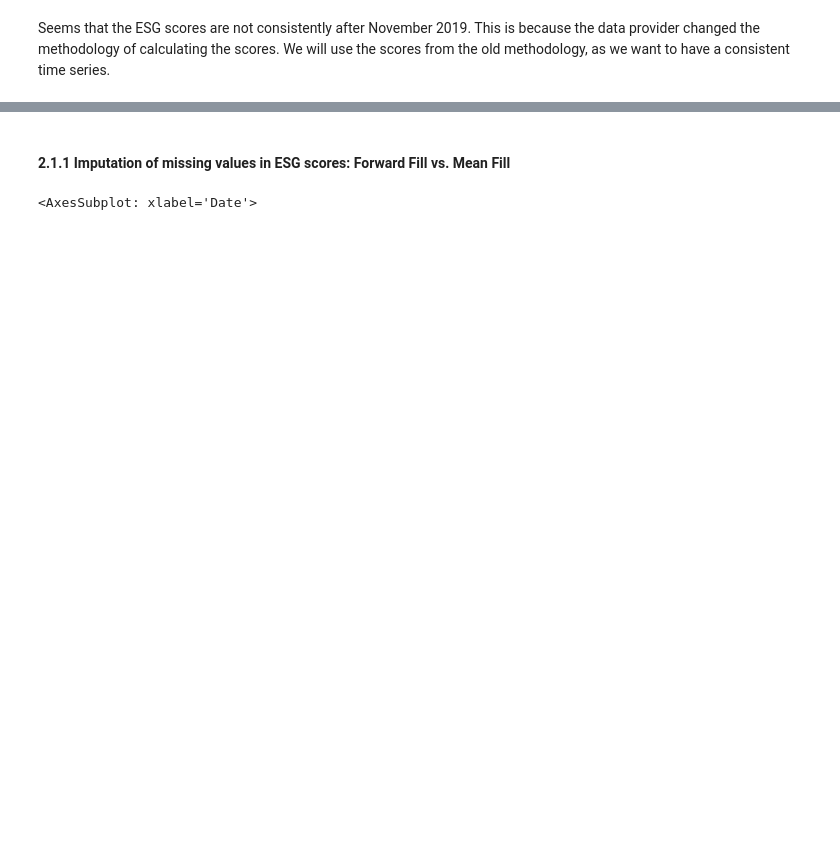
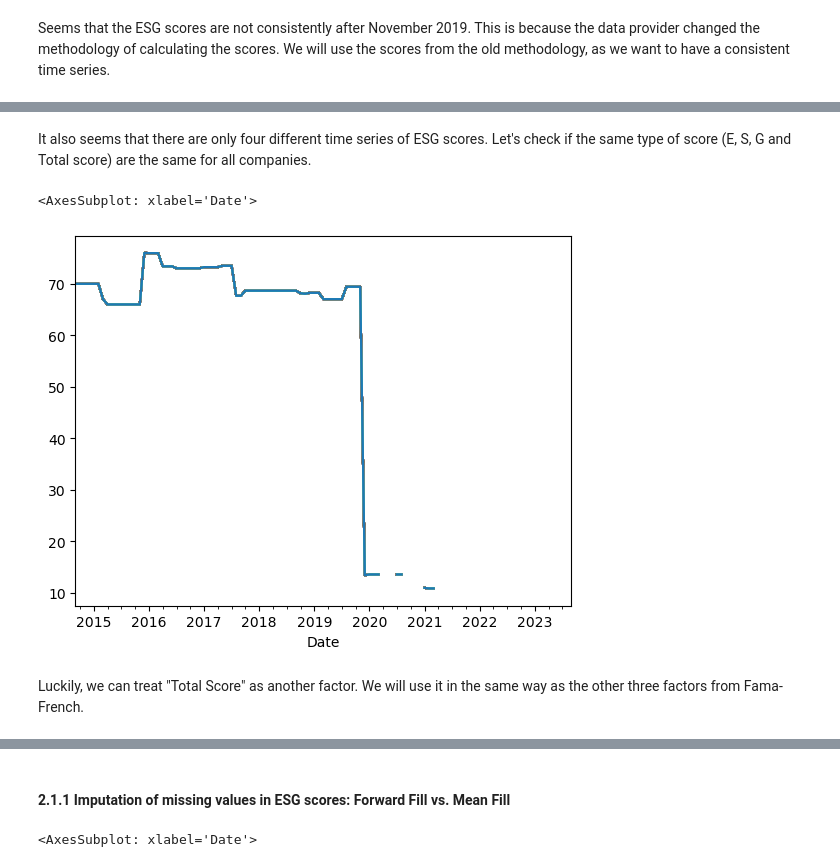
Before and after one commit to zivmi/esg-returns, a Jupyter notebook: notebooks/replication.ipynb, the cells around one changed output, grey strips where cells are left out. Drawn from its saved outputs; the diff is of its cells as text; code cells hidden in the pictures; blank space fills up the shorter version.

```diff
--- a/notebooks/replication.ipynb
+++ b/notebooks/replication.ipynb
@@ -167,0 +168,11 @@ Seems that the ESG scores are not consistently after November 2019. This is beca
+# %% [markdown]
+It also seems that there are only four different time series of ESG scores. Let's check if the same type of  score (E, S, G and Total score) are the same for all companies.
+# %%
+(esgdata
+    .filter(regex='Total_Score')
+    .plot(legend=None))
+# %% [output]
+<AxesSubplot: xlabel='Date'>
+[figure, added]
+# %% [markdown]
+Luckily, we can treat "Total Score" as another factor. We will use it in the same way as the other three factors from Fama-French.
```
Also changed, not shown: parts of 26 cells of this notebook, 1 other file.
